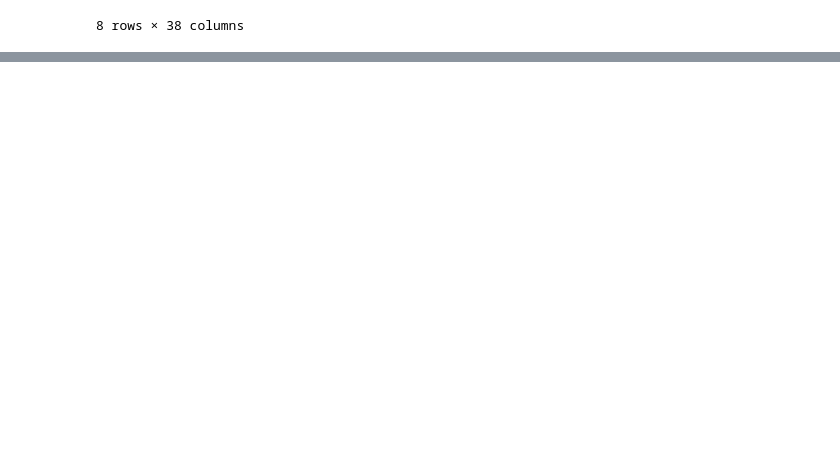
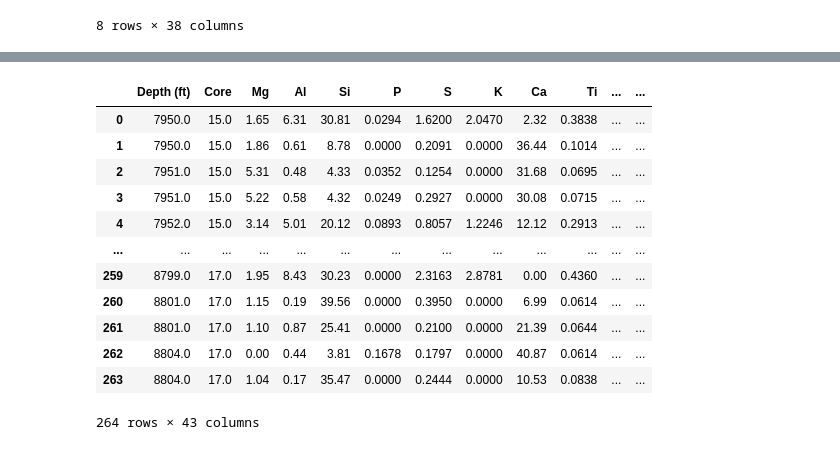
Before and after one commit to Jenica-A/Geologic_facies_classification, a Jupyter notebook: Lithofacies_Classification.ipynb, the cells around one changed output, grey strips where cells are left out. Saved outputs shown, nothing was run; the diff lists cells and outputs as text; code cells hidden in the pictures; blank space fills up the shorter version.

```diff
--- a/Lithofacies_Classification.ipynb
+++ b/Lithofacies_Classification.ipynb
@@ -170,0 +173,3 @@ I can also bring in fracture data and look for anything else, that could change
+# %%
+df_frac_stain = pd.read_csv('core_g_fracture_and_staining.csv')
+df_frac_stain
@@ -170,0 +198,6 @@ I can also bring in fracture data and look for anything else, that could change
+# %%
+df_frac_stain_labeled = df_frac_stain.copy()
+df_frac_stain_labeled['frac_code']= pd.factorize(df_frac_stain['Fracture'])[0]
+# %%
+df_frac_stain_labeled['oilstain_code']= pd.factorize(df_frac_stain_labeled['Oil Stain'])[0]
+df_frac_stain_labeled
@@ -170,0 +218,17 @@ I can also bring in fracture data and look for anything else, that could change
+# %%
+df_cleaned_frac_oilstain = df_cleaned.merge(df_frac_stain_labeled, left_on = 'Depth (ft)', right_on = 'Depth')
+df_cleaned_frac_oilstain
+# %% [output]
+|  | Depth (ft) | Core | Mg | Al | Si | P | S | K | Ca | Ti | ... | ... |
+| 0 | 7950.0 | 15.0 | 1.65 | 6.31 | 30.81 | 0.0294 | 1.6200 | 2.0470 | 2.32 | 0.3838 | ... | ... |
+| 1 | 7950.0 | 15.0 | 1.86 | 0.61 | 8.78 | 0.0000 | 0.2091 | 0.0000 | 36.44 | 0.1014 | ... | ... |
+| 2 | 7951.0 | 15.0 | 5.31 | 0.48 | 4.33 | 0.0352 | 0.1254 | 0.0000 | 31.68 | 0.0695 | ... | ... |
+| 3 | 7951.0 | 15.0 | 5.22 | 0.58 | 4.32 | 0.0249 | 0.2927 | 0.0000 | 30.08 | 0.0715 | ... | ... |
+| 4 | 7952.0 | 15.0 | 3.14 | 5.01 | 20.12 | 0.0893 | 0.8057 | 1.2246 | 12.12 | 0.2913 | ... | ... |
+| ... | ... | ... | ... | ... | ... | ... | ... | ... | ... | ... | ... | ... |
+| 259 | 8799.0 | 17.0 | 1.95 | 8.43 | 30.23 | 0.0000 | 2.3163 | 2.8781 | 0.00 | 0.4360 | ... | ... |
+| 260 | 8801.0 | 17.0 | 1.15 | 0.19 | 39.56 | 0.0000 | 0.3950 | 0.0000 | 6.99 | 0.0614 | ... | ... |
+| 261 | 8801.0 | 17.0 | 1.10 | 0.87 | 25.41 | 0.0000 | 0.2100 | 0.0000 | 21.39 | 0.0644 | ... | ... |
+| 262 | 8804.0 | 17.0 | 0.00 | 0.44 | 3.81 | 0.1678 | 0.1797 | 0.0000 | 40.87 | 0.0614 | ... | ... |
+| 263 | 8804.0 | 17.0 | 1.04 | 0.17 | 35.47 | 0.0000 | 0.2444 | 0.0000 | 10.53 | 0.0838 | ... | ... |
+264 rows × 43 columns
```
Also changed, not shown: parts of 13 cells of this notebook.
